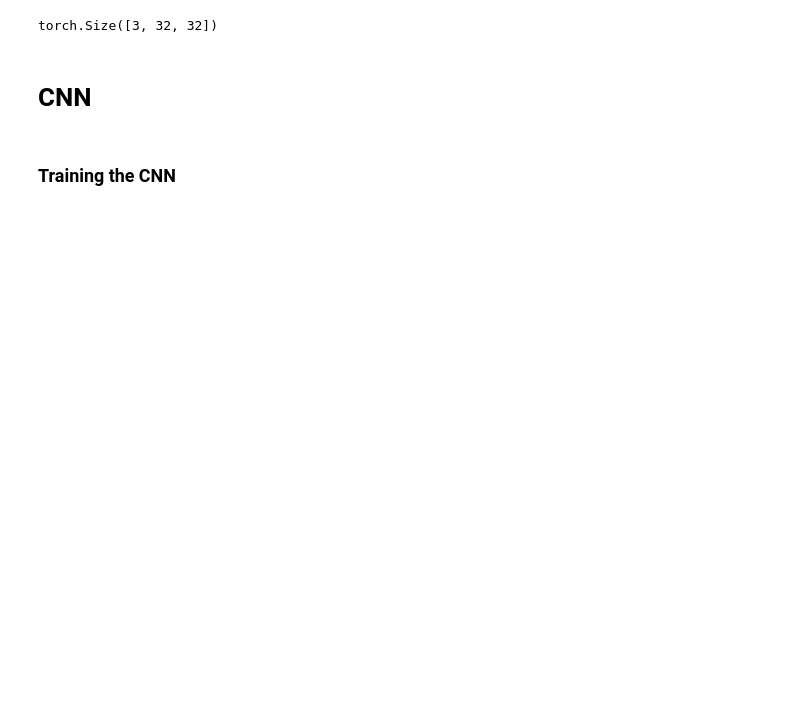
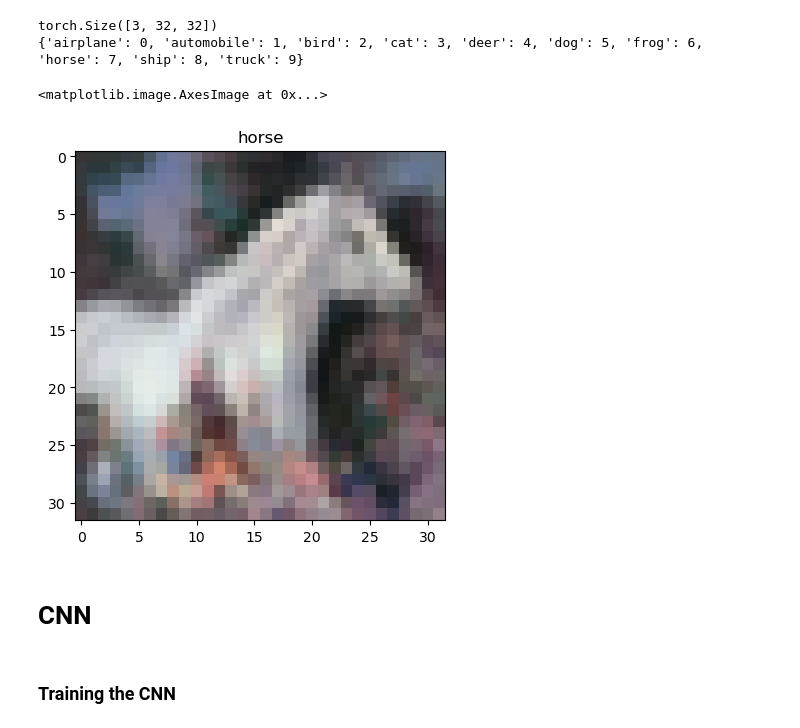
Before and after one commit to thanoj-18/DeepLearning_, a Jupyter notebook: CNN/CIFAR_10/cifar10.ipynb, the cells around one changed output. Saved outputs shown, nothing was run; the diff lists cells and outputs as text; code cells hidden in the pictures; blank space fills up the shorter version.

```diff
--- a/CNN/CIFAR_10/cifar10.ipynb
+++ b/CNN/CIFAR_10/cifar10.ipynb
@@ -28,8 +28,25 @@ testloader = DataLoader(testset, batch_size=64)
 # %%
 image, label = trainset[0]
 print(image.size())
+
+print(trainset.class_to_idx)
 # %% [output]
 torch.Size([3, 32, 32])
+{'airplane': 0, 'automobile': 1, 'bird': 2, 'cat': 3, 'deer': 4, 'dog': 5, 'frog': 6, 'horse': 7, 'ship': 8, 'truck': 9}
+# %%
+import matplotlib.pyplot as plt
+import numpy as np
+
+images, labels = next(iter(trainloader))
+
+img = images[0]
+img = img * 0.5 + 0.5
+img = img.permute(1, 2, 0)
+plt.title(trainset.classes[labels[0]])
+plt.imshow(img)
+# %% [output]
+<matplotlib.image.AxesImage at 0x...>
+[figure, added]
 # %% [markdown]
 # CNN
 # %%
```
Also changed, not shown: parts of 8 cells of this notebook, 1 other file.
